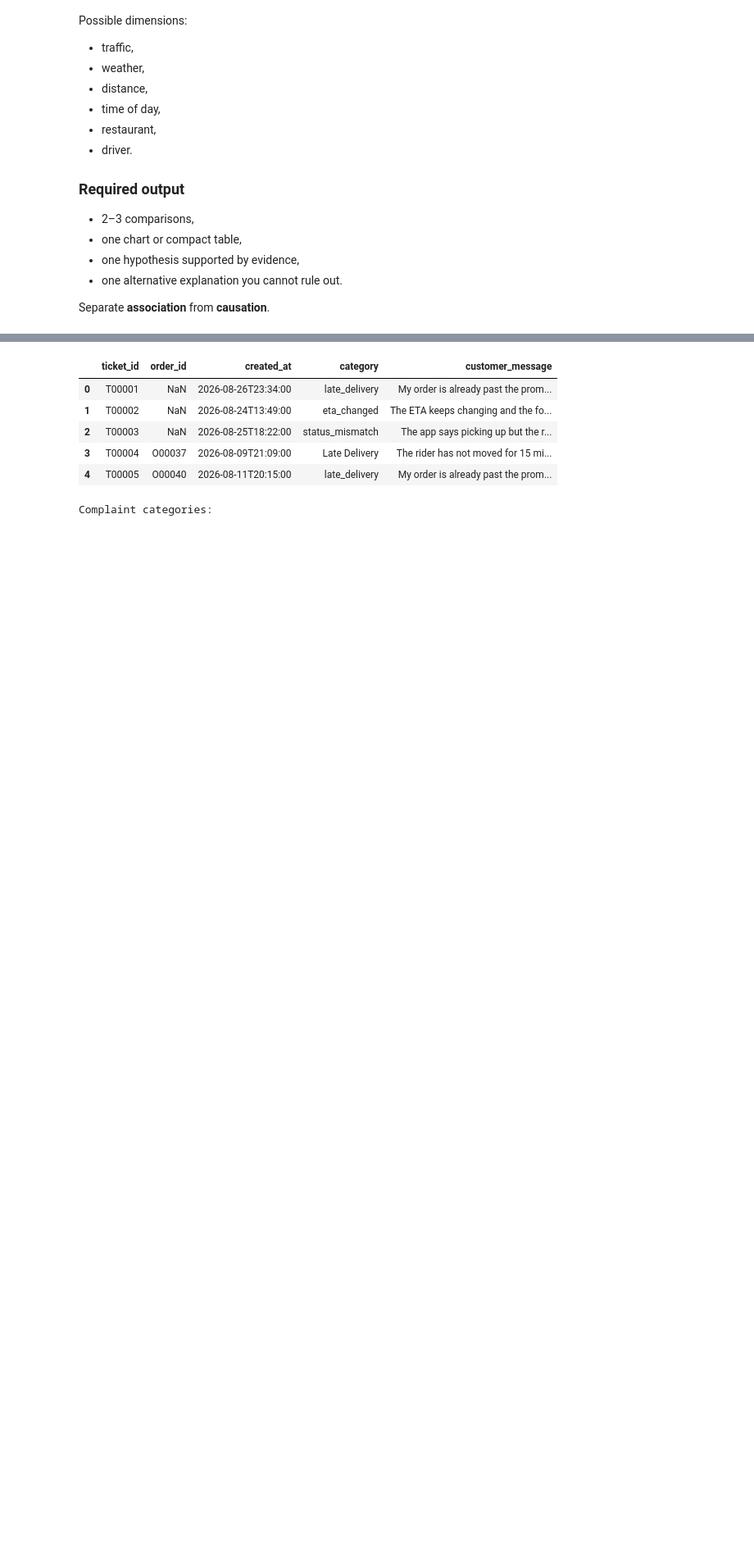
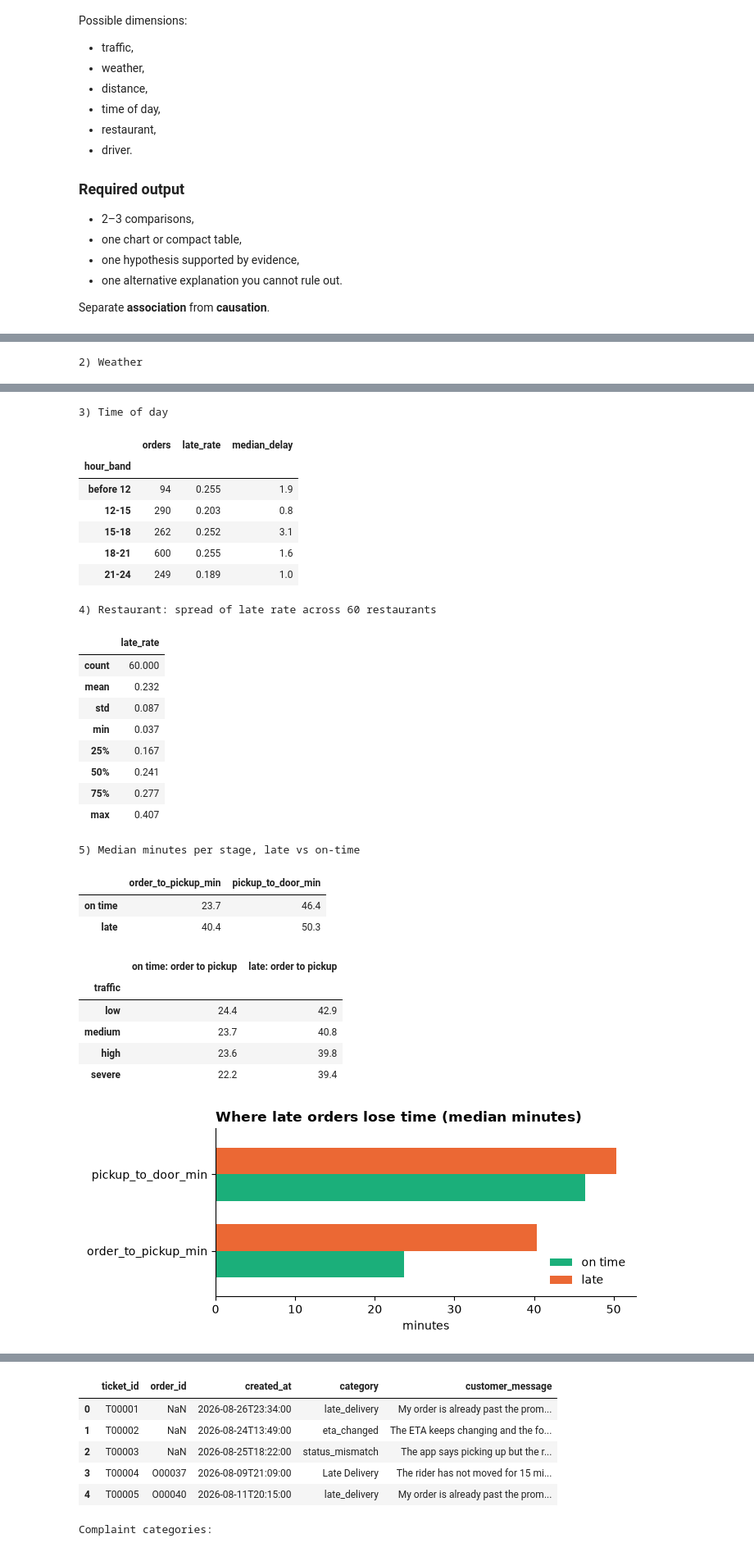
Before and after one commit to parthdagia05/divvyRebalancingWithMyIQ, a Jupyter notebook: flasheats-challenges/FlashEats_Class5_Student.ipynb, the cells around one changed output, grey strips where cells are left out. Shown at 82% size. Saved outputs shown, nothing was run; the diff lists cells and outputs as text; code cells hidden in the pictures; blank space fills up the shorter version.

Commit message:
Class 5 Challenge 2: test the traffic claim across dimensions and journey stages

```diff
--- a/flasheats-challenges/FlashEats_Class5_Student.ipynb
+++ b/flasheats-challenges/FlashEats_Class5_Student.ipynb
@@ -318,13 +318,44 @@ Possible dimensions:
 
 Separate **association** from **causation**.
 # %%
-# Starter ideas:
-# df.groupby("traffic_bucket")["delay_min"].agg(["count","median","mean"])
-# df.groupby("weather_bucket")["delay_min"].agg(["count","median","mean"])
+df = order_analysis.copy()
+df["traffic"] = df["traffic_bucket"].str.lower()          # 'HIGH' == 'high'
+df["hour_band"] = pd.cut(df["created_at"].dt.hour, [0, 12, 15, 18, 21, 24], right=False,
+                         labels=["before 12", "12-15", "15-18", "18-21", "21-24"])
+# Split each order's journey into two stages
+df["order_to_pickup_min"] = (df["pickup_at"] - df["created_at"]).dt.total_seconds() / 60
+df["pickup_to_door_min"] = (df["actual_delivery_at"] - df["pickup_at"]).dt.total_seconds() / 60
 
-# Example plotting syntax:
-# summary.plot(kind="bar")
-# plt.title("...")
-# plt.show()
+def compare(col, order=None):
+    g = df.groupby(col, observed=True).agg(orders=("order_id", "count"),
+                                           late_rate=("is_late", "mean"),
+                                           median_delay=("delay_min", "median"))
+    if order:
+        g = g.reindex(order)
+    return g.round({"late_rate": 3, "median_delay": 1})
 
-# TODO: your Challenge 2 analysis
+print("1) Traffic");      display(compare("traffic", ["low", "medium", "high", "severe"]))
+print("2) Weather");      display(compare("weather_bucket", ["clear", "rain", "heavy_rain"]))
+print("3) Time of day");  display(compare("hour_band"))
+print("4) Restaurant: spread of late rate across 60 restaurants")
+display(df.groupby("restaurant_id")["is_late"].mean().describe().round(3).to_frame("late_rate"))
+
+# 5) WHERE in the journey does the late order lose time?
+stages = df.groupby("is_late")[["order_to_pickup_min", "pickup_to_door_min"]].median().round(1)
+stages.index = ["on time", "late"]
+print("5) Median minutes per stage, late vs on-time")
+display(stages)
+
+# Does pre-pickup time still separate late from on-time *within* each traffic level?
+within = df.pivot_table(index="traffic", columns="is_late", values="order_to_pickup_min",
+                        aggfunc="median").reindex(["low", "medium", "high", "severe"]).round(1)
+within.columns = ["on time: order to pickup", "late: order to pickup"]
+display(within)
+
+fig, ax = plt.subplots(figsize=(7, 3))
+stages.T.plot(kind="barh", ax=ax, color=["#1baf7a", "#eb6834"], width=0.7)
+ax.set_title("Where late orders lose time (median minutes)", loc="left", fontweight="bold")
+ax.set_xlabel("minutes"); ax.legend(frameon=False)
+ax.spines[["top", "right"]].set_visible(False)
+plt.tight_layout(); plt.show()
+# %% [output]
@@ -330,0 +369 @@ Separate **association** from **causation**.
+2) Weather
@@ -330,0 +375,29 @@ Separate **association** from **causation**.
+3) Time of day
+|  | orders | late_rate | median_delay |
+| hour_band |  |  |  |
+| before 12 | 94 | 0.255 | 1.9 |
+| 12-15 | 290 | 0.203 | 0.8 |
+| 15-18 | 262 | 0.252 | 3.1 |
+| 18-21 | 600 | 0.255 | 1.6 |
+| 21-24 | 249 | 0.189 | 1.0 |
+4) Restaurant: spread of late rate across 60 restaurants
+|  | late_rate |
+| count | 60.000 |
+| mean | 0.232 |
+| std | 0.087 |
+| min | 0.037 |
+| 25% | 0.167 |
+| 50% | 0.241 |
+| 75% | 0.277 |
+| max | 0.407 |
+5) Median minutes per stage, late vs on-time
+|  | order_to_pickup_min | pickup_to_door_min |
+| on time | 23.7 | 46.4 |
+| late | 40.4 | 50.3 |
+|  | on time: order to pickup | late: order to pickup |
+| traffic |  |  |
+| low | 24.4 | 42.9 |
+| medium | 23.7 | 40.8 |
+| high | 23.6 | 39.8 |
+| severe | 22.2 | 39.4 |
+[figure, added]
```
Also changed, not shown: parts of 2 cells of this notebook.
